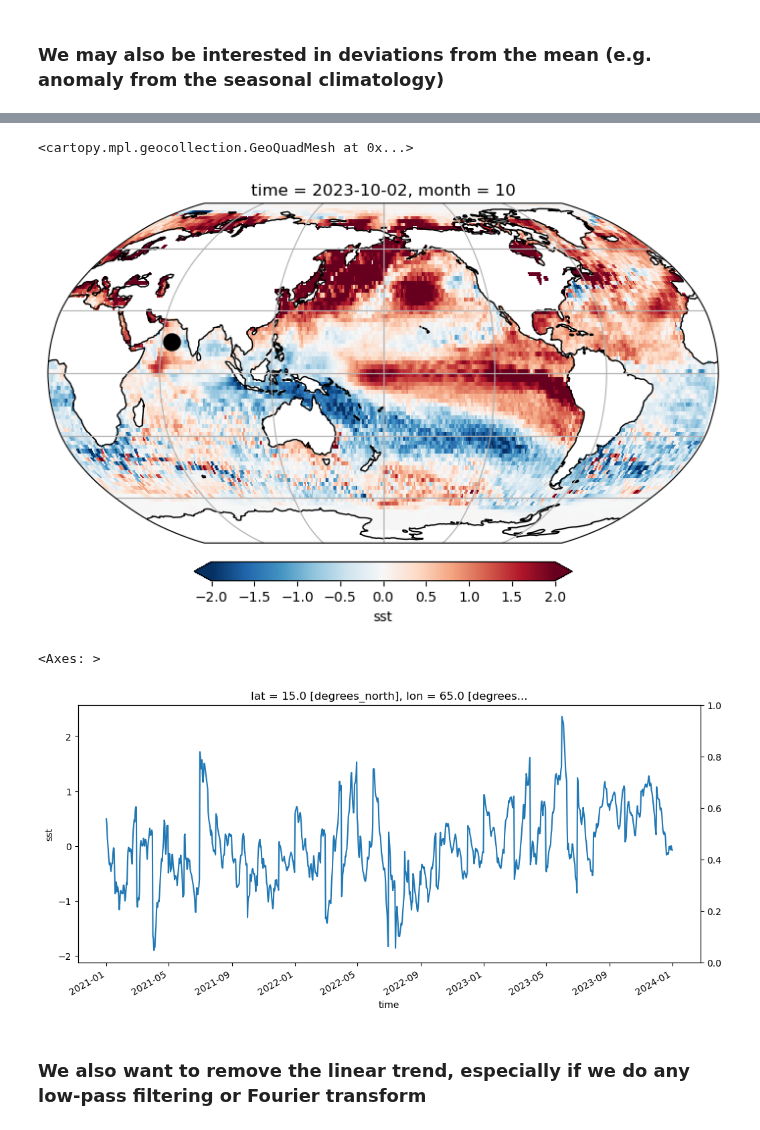
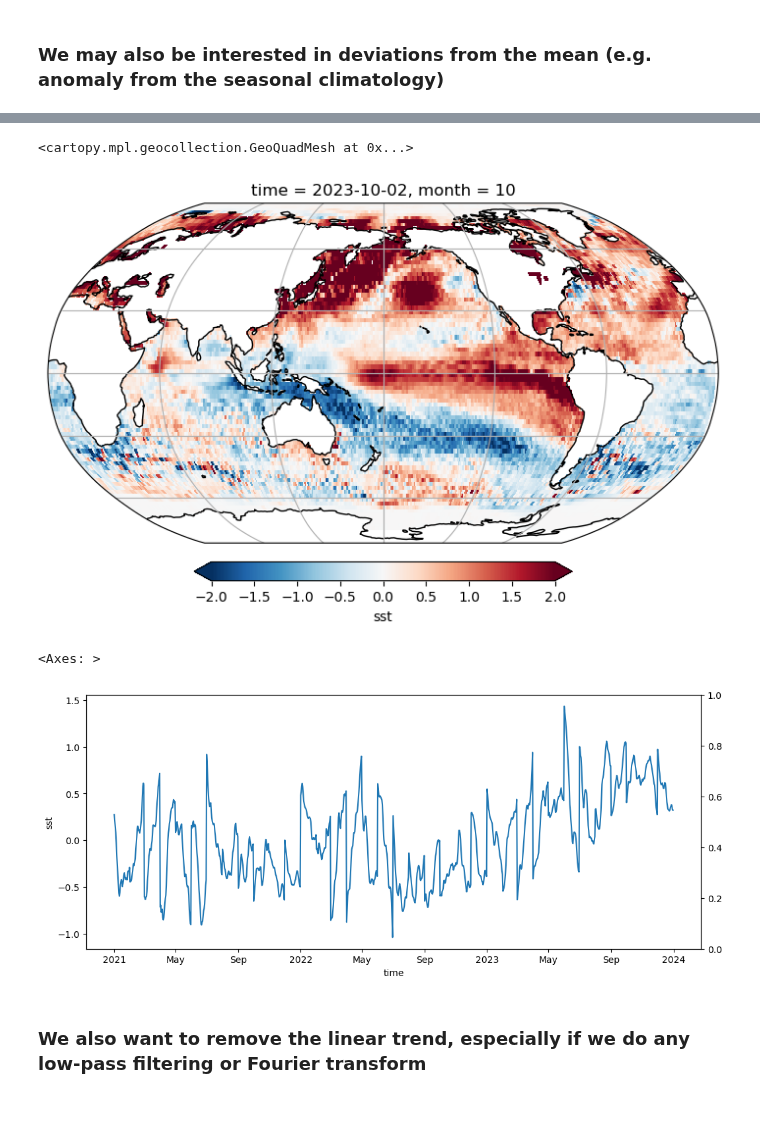
Before and after one commit to anthony-meza/PO_HPC_Workshop, a Jupyter notebook: workshop_examples/Example_1.ipynb, the cells around one changed output, grey strips where cells are left out. Saved outputs shown, nothing was run; the diff lists cells and outputs as text; code cells hidden in the pictures.

Commit message:
Changing time series example to focus on a region, not a single point

```diff
--- a/workshop_examples/Example_1.ipynb
+++ b/workshop_examples/Example_1.ipynb
@@ -64,0 +79,10 @@ Text(0.5, 1.0, 'October climatological SST')
+# %%
+### How can we subset our dataset to this region?
+
+lat_bounds = (0, 20)
+lon_bounds = (40, 70)
+
+ds.sel(lat=slice(lat_bounds[0], lat_bounds[1]), lon=slice(lon_bounds[0], lon_bounds[1]))
+
+# ds.sel(lat=slice(lat_bounds[0], lat_bounds[1]), lon=slice(lon_bounds[0], lon_bounds[1]),
+#       time=slice('2020-01-01','2022-01-01'))
@@ -118,22 +155,21 @@ ax.coastlines()
 ax.gridlines()
 ax.set_global()
 
-plt.scatter(plon, plat, s=150, zorder=10, color='black', transform = ccrs.PlateCarree())
-
 
 (monthly_anomaly).sel(time='2023-10-02', method='nearest').plot.pcolormesh(ax=ax, **kwargs, vmin=-2, vmax=2, cmap='RdBu_r')
 # %% [output]
 <cartopy.mpl.geocollection.GeoQuadMesh at 0x...>
-[figure, old version]
+[figure, new version]
 # %%
 ### Again, looking at this data at a single point
 
 plt.figure(figsize=(12,5))
-(ds.sst.groupby("time.month") - monthly_climatology).sel(lat=plat, lon=plon).plot()
+(ds.sst.groupby("time.month") - monthly_climatology).sel(lat=slice(lat_bounds[0], lat_bounds[1]),
+                                    lon=slice(lon_bounds[0], lon_bounds[1])).mean(['lon','lat']).plot()
 plt.twinx()
 # %% [output]
 <Axes: >
-[figure, old version]
+[figure, new version]
 # %%
 ### Some useful tidbits of code if you want to replot the monthly climatology
 # on the same axis as your anomaly
```
Also changed, not shown: parts of 9 cells of this notebook.
